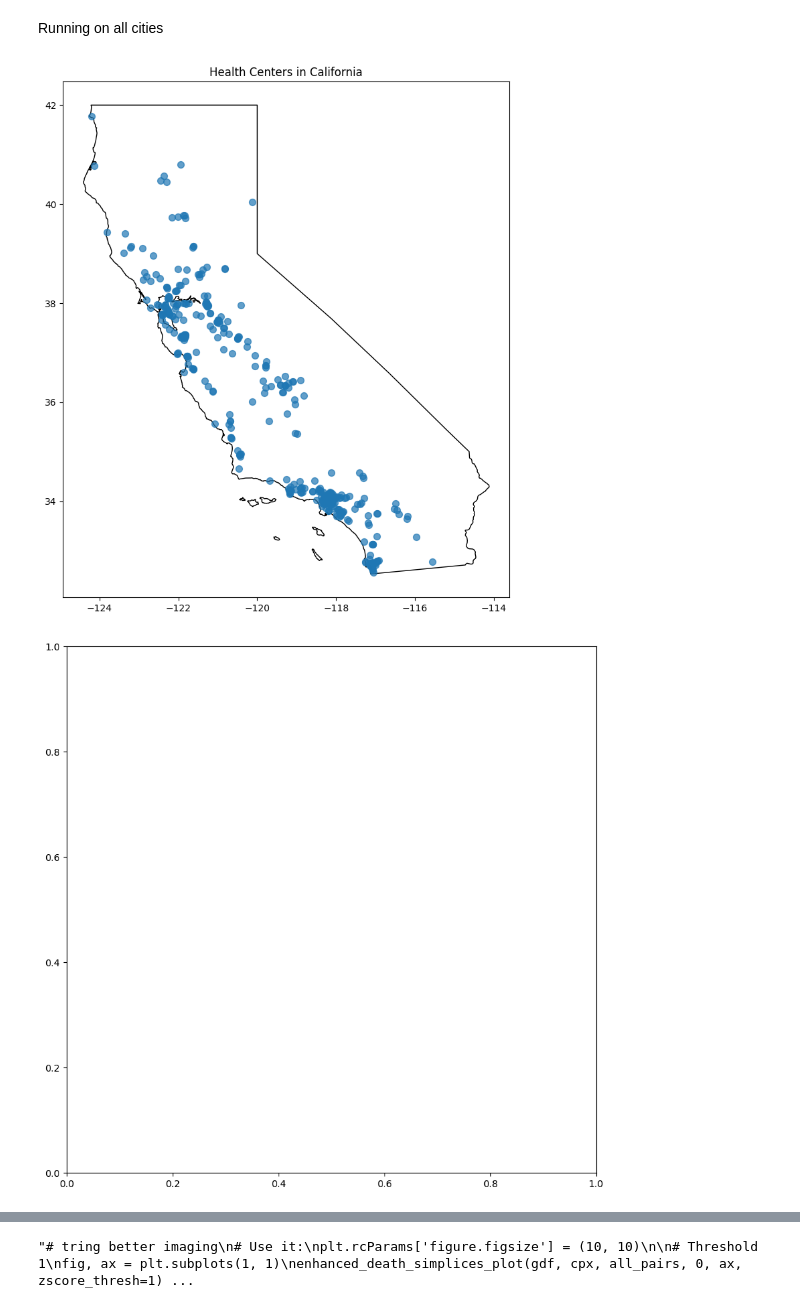
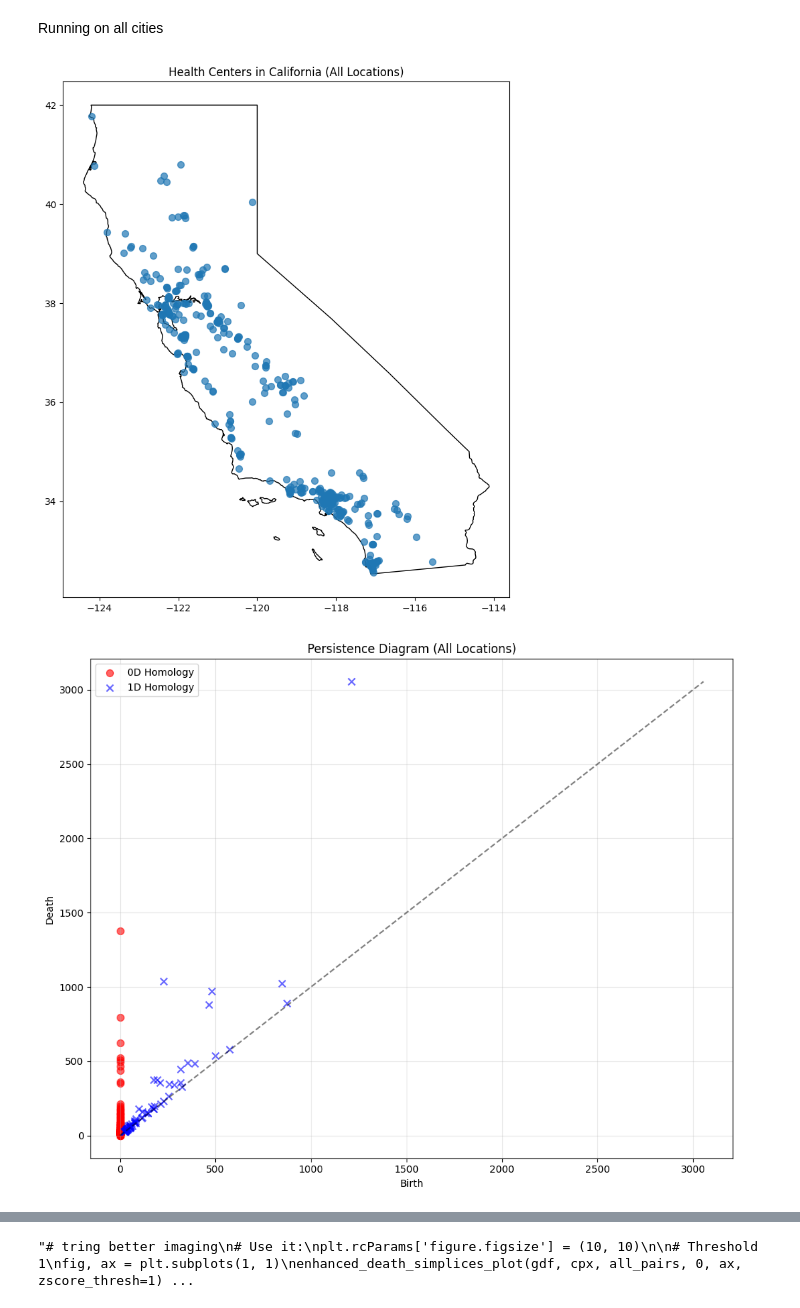
Before and after one commit to deniseg20/MSRIUP_TDA_Healthcare_Accessibility, a Jupyter notebook: persistent_homology/pd_computations/ph_computations_unweighted.ipynb, the cells around one changed output, grey strips where cells are left out. Drawn from its saved outputs; the diff is of its cells as text; code cells hidden in the pictures.

```diff
--- a/persistent_homology/pd_computations/ph_computations_unweighted.ipynb
+++ b/persistent_homology/pd_computations/ph_computations_unweighted.ipynb
@@ -87,17 +86,17 @@ import gudhi as gd
 from gudhi import RipsComplex
 import matplotlib.pyplot as plt
 
-def get_unweighted_rips_info(points, max_edge_length=1.0, max_hom_dim=1):
-    '''
+'''def get_unweighted_rips_info(points, max_edge_length=2000.0, max_hom_dim=1):
+
     points: (n_points x d) array of coordinates
     max_edge_length: threshold distance for Rips complex
     max_hom_dim: maximum homology dimension
-    '''
+
     rips_complex = RipsComplex(points=points, max_edge_length=max_edge_length)
     simplex_tree = rips_complex.create_simplex_tree(max_dimension=max_hom_dim + 1)
     simplex_tree.compute_persistence()
     persistence = simplex_tree.persistence()
-    return simplex_tree, persistence, simplex_tree.persistence_pairs()
+    return simplex_tree, persistence, simplex_tree.persistence_pairs()'''
 # %% [markdown]
 #### Applying functions from the Gudhi Library
 # %%
@@ -247,7 +245,7 @@ import gudhi as gd
 import os
 from gudhi import RipsComplex
 
-def get_tda_info(citypath, city, max_hom_dim = 1):
+def get_tda_info(gdf,distance_matrix_np, max_hom_dim = 1):
     '''
     citypath: string. path where data/travel time matrices are stored.
         In TDA for Resource Access Drive, this is one of {Atlanta, Chicago, Jacksonville, Los Angeles, NYC, Salt Lake City}.
@@ -255,8 +253,8 @@ def get_tda_info(citypath, city, max_hom_dim = 1):
     Assume that distance matrix is already computed and saved at citypath + f'/{city}_d_matrix.npy'
     '''
     # Load distance matrix and wait times (the weights for the weighted Rips complex)
-    D_city = np.load(os.path.join(citypath, f'{city}_d_matrix.npy'))
-    #D_city = np.genfromtxt(citypath + f'/{city}_d_matrix.csv', delimiter = ",")
+    D_city = distance_matrix_np
+    #np.genfromtxt(citypath + f'/{city}_d_matrix.csv', delimiter = ",")
 
     # Calculate simplex pairs for the homology classes
     cpx = RipsComplex(distance_matrix = D_city).create_simplex_tree(max_dimension = max_hom_dim + 1)
@@ -719,14 +339,15 @@ import cartopy.io.shapereader as shpreader
 shpfilename = shpreader.natural_earth(resolution='10m', category='cultural', name='admin_1_states_provinces')
 states = gpd.read_file(shpfilename)
 california = states[states['name'] == 'California']
+california = california.to_crs("EPSG:4326")
 # Load your health centers
 gdf = gpd.read_file('output_all.geojson')
 
 # Plot
-fig, ax = plt.subplots(figsize=(10, 10))
+fig, ax = plt.subplots(figsize=(12, 10))
 california.plot(ax=ax, color='white', edgecolor='black')
 gdf.plot(ax=ax, markersize=50, alpha=0.7)
-ax.set_title("Health Centers in California")
+ax.set_title("Health Centers in California (All Locations)")
 #ctx.add_basemap(ax, source=ctx.providers.OpenStreetMap.Mapnik)
 plt.show()
 
@@ -735,42 +356,48 @@ distance_matrix = np.load('all_d_matrix.npy')
 assert len(gdf) == distance_matrix.shape[0] == distance_matrix.shape[1], \
     "Distance matrix dimensions must match number of GeoJSON features"
 # Extract coordinates (longitude, latitude) into a NumPy array
 #coordinates = np.array(list(gdf.geometry.apply(lambda geom: (geom.x, geom.y))))
 # Alternative approaches:
 # Method 1: Using get_coordinates() (more efficient for large datasets)
 coordinates = gdf.geometry.get_coordinates().values
 points = coordinates
 #print(points)
 # Compute unweighted Rips complex
-cpx, ph, all_pairs = get_unweighted_rips_info(points, max_edge_length=200.0, max_hom_dim=1)
-# plotting death simplices
-#plot_deathsimplices('output_all.geojson', 'all_d_matrix.npy', cpx, all_pairs, 1, , criteria = 'death', zscore_thresh = 1, citydf_fname = None, vmin0 = 3235, vmin1 = 4410, vmax0 = 7380, vmax1 = 7942, legend = False)
+cpx, ph, all_pairs = get_tda_info(gdf, distance_matrix,max_hom_dim=1)
 # Plot persistence diagram
-plt.rcParams['figure.figsize'] = (10, 10)
-fig, ax = plt.subplots(1,1)
+plt.rcParams['figure.figsize'] = (12, 10)
+#fig, ax = plt.subplots(1,1)
 order_criteria = 'death'
-thresh = 1
-# REPLACE YOUR FINAL PLOTTING SECTION WITH THIS:
+thresh = 0.25
+# REPLACING FINAL PLOTTING SECTION WITH THIS:
 
 # 1. Plot persistence diagram
-simple_persistence_plot(ph)
+#simple_persistence_plot(ph)
+plot_persistence_diagram_fixed(ph)
+plt.title(f"Persistence Diagram (All Locations)")
 plt.tight_layout()
 plt.show()
 
 # 2. Plot 0D death simplices
 fig, ax = plt.subplots(figsize=(12, 10))
 california.plot(ax=ax, color='white', edgecolor='black')
-simple_plot_death_simplices(gdf, cpx, all_pairs, hom_dim=0, ax=ax)
+#simple_plot_death_simplices_raw(gdf, cpx, all_pairs, hom_dim=0, ax=ax)
+plt.title(f"Death Simplices - 0D Homology (threshold > {thresh}, All Locations)")
+#simple_plot_death_simplices(gdf, cpx, all_pairs, hom_dim=0, ax=ax)
+plot_deathsimplices_raw(gdf, distance_matrix, cpx, all_pairs, 0, ax)
 plt.tight_layout()
 plt.show()
 
 # 3. Plot 1D death simplices
 fig, ax = plt.subplots(figsize=(12, 10))
 california.plot(ax=ax, color='white', edgecolor='black')
-simple_plot_death_simplices(gdf, cpx, all_pairs, hom_dim=1, ax=ax)
+#simple_plot_death_simplices_raw(gdf, cpx, all_pairs, hom_dim=1, ax=ax)
+#simple_plot_death_simplices(gdf, cpx, all_pairs, hom_dim=1, ax=ax)
+plot_deathsimplices_raw(gdf, distance_matrix, cpx, all_pairs, 1, ax)
+plt.title(f"Death Simplices - 1D Homology (threshold > {thresh}, All Locations) ")
 plt.tight_layout()
 plt.show()
 #plt.show()
 # %% [output]
-[figure, old version]
+[figure, new version]
-[figure, old version]
+[figure, new version]
```
Also changed, not shown: parts of 7 cells of this notebook, 11 other files.
